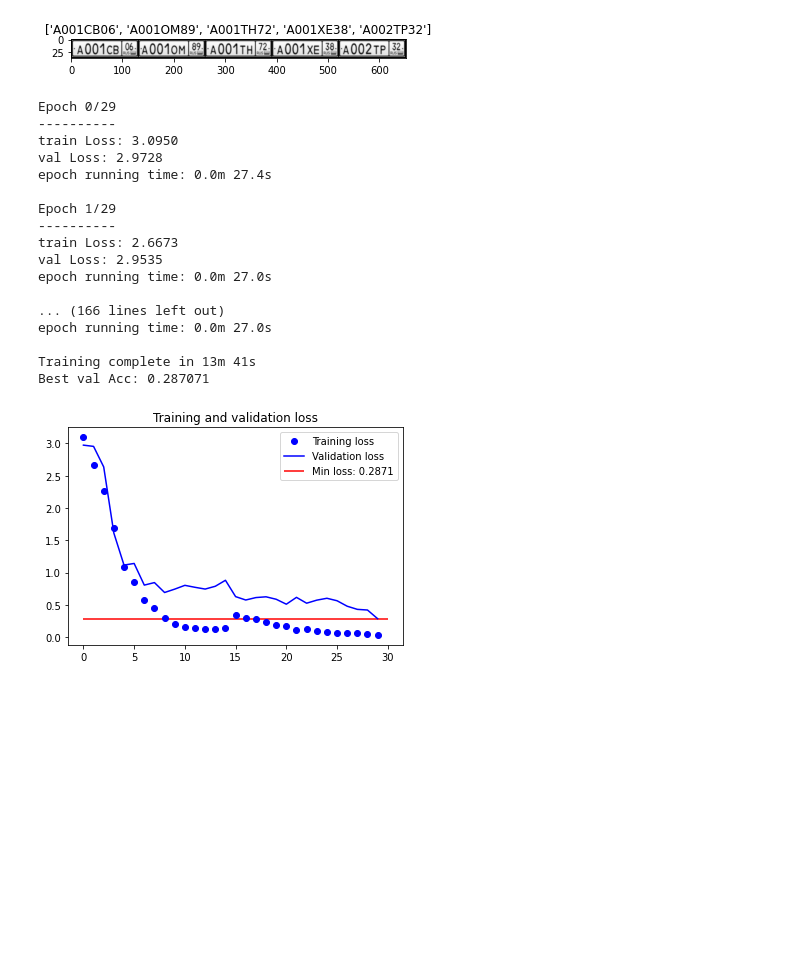
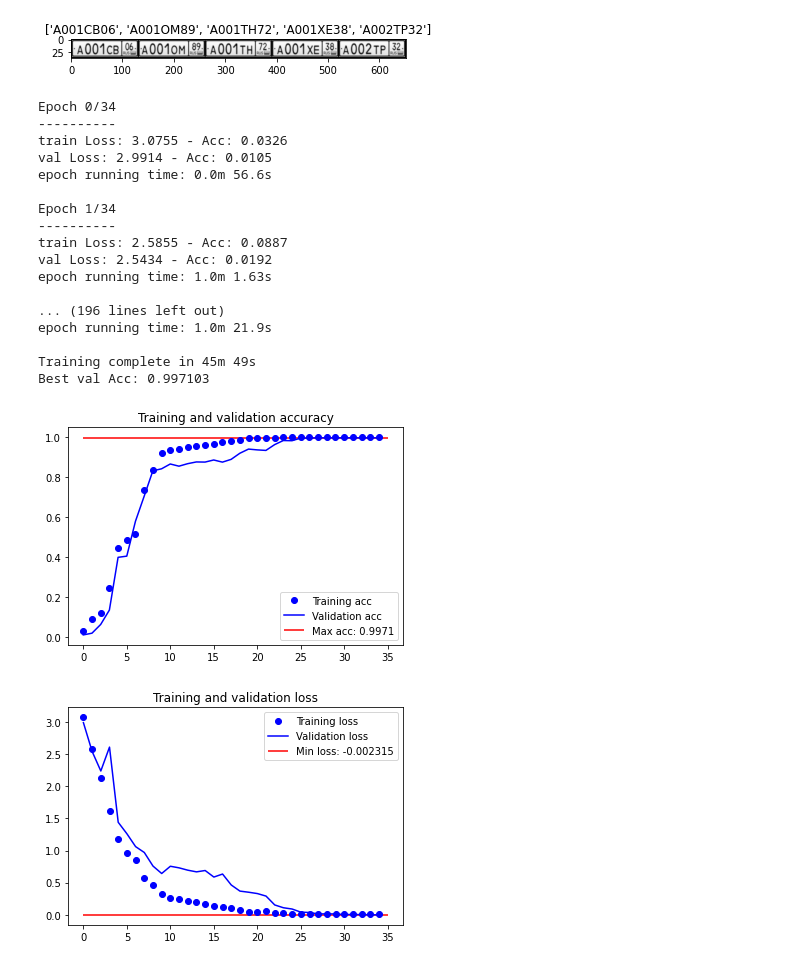
Before and after one commit to alafage/license-plate-extraction, a Jupyter notebook: training.ipynb, the cells around one changed output. Cells and saved outputs as stored; diff of their text form; code cells hidden in the pictures; blank space fills up the shorter version.

```diff
--- a/training.ipynb
+++ b/training.ipynb
@@ -110,7 +110,7 @@ def train_model(model, criterion, optimizer, num_epochs=25):
     since = time.time()
 
     best_model_wts = copy.deepcopy(model.state_dict())
-    best_loss = 10.0
+    best_acc = 0.0
 
     loss_tracker = {
         'train': [],
@@ -121,9 +121,6 @@ def train_model(model, criterion, optimizer, num_epochs=25):
         'train': [],
         'val': [],
     }
-
-    input_lengths = torch.full(size=(32,), fill_value=8, dtype=torch.long)
-    target_lengths = torch.full(size=(32,), fill_value=8, dtype=torch.long)
 
     for epoch in range(num_epochs):
         start = time.time()
@@ -157,8 +154,8 @@ def train_model(model, criterion, optimizer, num_epochs=25):
                     preds = preds.transpose(1, 0).contiguous()
 
                     input_lengths = torch.full(size=(outputs.size(1),), fill_value=outputs.size(0), dtype=torch.int)
-                    target_lengths = torch.full(size=(targets.size(0),), fill_value=8, dtype=torch.int)
-                    loss = criterion(outputs, targets.type(torch.IntTensor), input_lengths, target_lengths)
+                    target_lengths = torch.full(size=(targets.size(0),), fill_value=targets.size()[1], dtype=torch.int)
+                    loss = criterion(outputs, targets, input_lengths, target_lengths)
 
                     # backward + optimize only if in training phase
                     if phase == 'train':
@@ -167,20 +164,22 @@ def train_model(model, criterion, optimizer, num_epochs=25):
 
                 # statistics
                 running_loss += loss.item() * inputs.size(0)
-                # running_corrects += torch.sum(preds == targets.data)
+                reducer = Reducer(targets.size()[1])
+                preds = torch.stack([reducer(preds[i]) for i in range(preds.size()[0])]).to(device)
+                running_corrects += torch.sum(preds == targets.data)
 
             epoch_loss = running_loss / dataset_sizes[phase]
-            # epoch_acc = running_corrects.double() / dataset_sizes[phase]
+            epoch_acc = running_corrects.double() / (dataset_sizes[phase] * 8)
 
             loss_tracker[phase].append(epoch_loss)
-            # acc_tracker[phase].append(epoch_acc)
+            acc_tracker[phase].append(epoch_acc)
 
-            print('{} Loss: {:.4f}'.format(
-                phase, epoch_loss))
+            print('{} Loss: {:.4f} - Acc: {:.4f}'.format(
+                phase, epoch_loss, epoch_acc))
 
             # deep copy the model
-            if phase == 'val' and epoch_loss < best_loss:
-                best_loss = epoch_loss
+            if phase == 'val' and epoch_acc > best_acc:
+                best_acc = epoch_acc
                 best_model_wts = copy.deepcopy(model.state_dict())
 
         epoch_run_time = time.time() - start
@@ -190,7 +189,7 @@ def train_model(model, criterion, optimizer, num_epochs=25):
     time_elapsed = time.time() - since
     print('Training complete in {:.0f}m {:.0f}s'.format(
         time_elapsed // 60, time_elapsed % 60))
-    print('Best val Acc: {:4f}'.format(best_loss))
+    print('Best val Acc: {:4f}'.format(best_acc))
 
     # load best model weights
     model.load_state_dict(best_model_wts)
@@ -204,49 +203,50 @@ model, losses, accuracies = train_model(
     model,
     criterion,
     optimizer,
-    num_epochs=30,
+    num_epochs=35,
 )
 # %% [output]
-Epoch 0/29
+Epoch 0/34
 ----------
-train Loss: 3.0950
-val Loss: 2.9728
-epoch running time: 0.0m 27.4s
+train Loss: 3.0755 - Acc: 0.0326
+val Loss: 2.9914 - Acc: 0.0105
+epoch running time: 0.0m 56.6s
 
-Epoch 1/29
+Epoch 1/34
 ----------
-train Loss: 2.6673
-val Loss: 2.9535
-epoch running time: 0.0m 27.0s
+train Loss: 2.5855 - Acc: 0.0887
+val Loss: 2.5434 - Acc: 0.0192
+epoch running time: 1.0m 1.63s
 
-... (166 lines left out)
-epoch running time: 0.0m 27.0s
+... (196 lines left out)
+epoch running time: 1.0m 21.9s
 
-Training complete in 13m 41s
-Best val Acc: 0.287071
+Training complete in 45m 49s
+Best val Acc: 0.997103
 # %%
-# acc = accuracies['train']
-# val_acc = accuracies['val']
+acc = accuracies['train']
+val_acc = accuracies['val']
 loss = losses['train']
 val_loss = losses['val']
 
 epochs = range(len(loss))
 
-# plt.plot(epochs, acc, 'bo', label='Training acc')
-# plt.plot(epochs, val_acc, 'b', label='Validation acc')
-# plt.hlines(float(max(val_acc)), xmin=0, xmax=len(acc), colors='r', label=f'Max acc: {float(max(val_acc)):0.04}')
-# plt.title('Training and validation accuracy')
-# plt.legend()
+plt.plot(epochs, acc, 'bo', label='Training acc')
+plt.plot(epochs, val_acc, 'b', label='Validation acc')
+plt.hlines(float(max(val_acc)), xmin=0, xmax=len(acc), colors='r', label=f'Max acc: {float(max(val_acc)):0.04}')
+plt.title('Training and validation accuracy')
+plt.legend()
 
-# plt.figure()
+plt.figure()
 
 plt.plot(epochs, loss, 'bo', label='Training loss')
 plt.plot(epochs, val_loss, 'b', label='Validation loss')
 plt.hlines(float(min(val_loss)), xmin=0, xmax=len(loss), colors='r', label=f'Min loss: {float(min(val_loss)):0.04}')
 plt.title('Training and validation loss')
 plt.legend()
 
 plt.show()
 # %% [output]
-[figure, old version]
+[figure, new version]
+[figure, added]
 # %%
```
Also changed, not shown: parts of 4 cells of this notebook, 12 other files.
